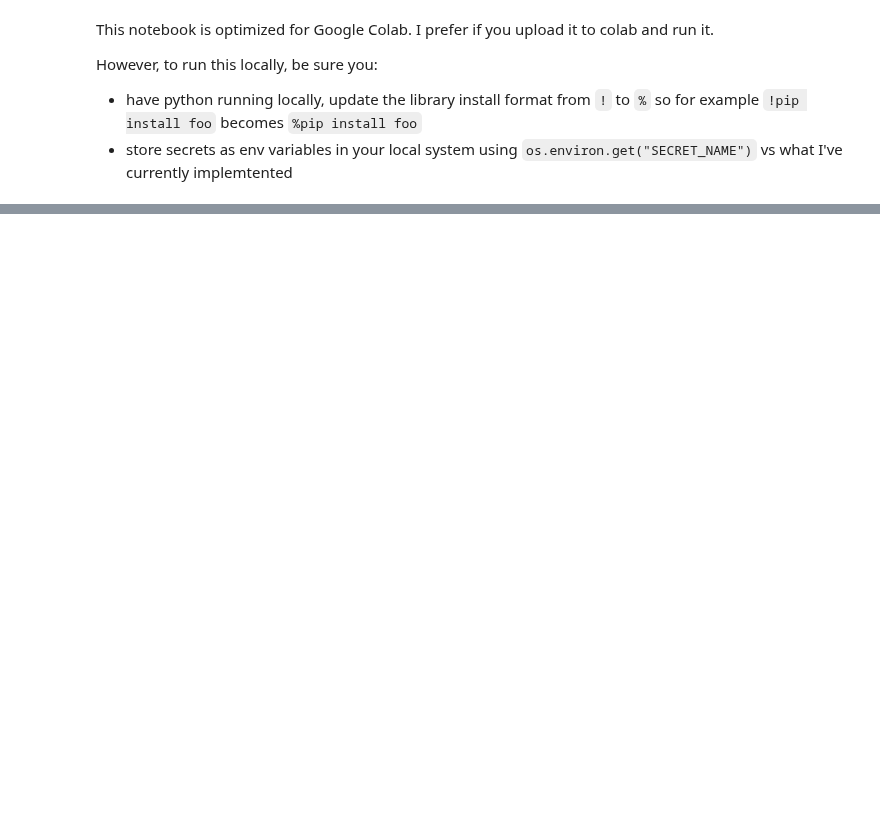
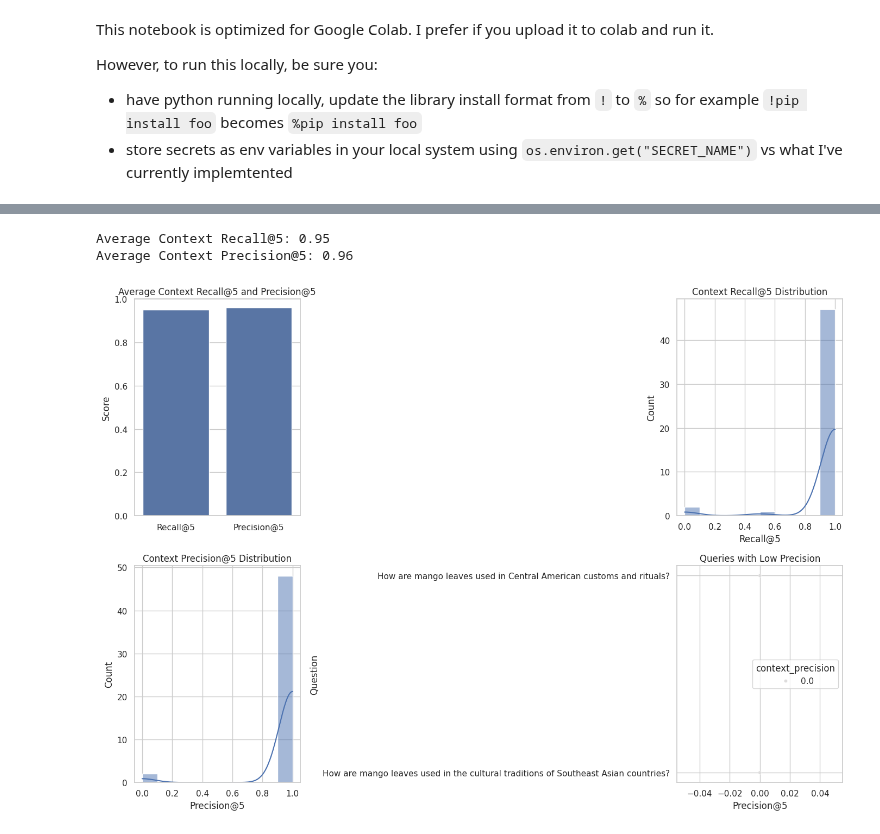
Before and after one commit to udacity/measuring-impact-mitigating-bias-lesson, a Jupyter notebook: Exercise2-name-of-exercise/solution/mangobot_fer.ipynb, the cells around one changed output, grey strips where cells are left out. Saved outputs shown, nothing was run; the diff lists cells and outputs as text; code cells hidden in the pictures; blank space fills up the shorter version.

```diff
--- a/Exercise2-name-of-exercise/solution/mangobot_fer.ipynb
+++ b/Exercise2-name-of-exercise/solution/mangobot_fer.ipynb
@@ -157,0 +188,62 @@ print(df[['user_query', 'chatbot_response', 'Geographical_Bias']])
+# %%
+#@title Visualizing Our RAGAS Results
+def summarize_ragas_results(recall_df, precision_df):
+    """
+    Summarize and analyze the RAGAS metrics results.
+    Args:
+        recall_df (DataFrame): DataFrame containing recall scores.
+        precision_df (DataFrame): DataFrame containing precision scores.
+    """
+    # Calculate average scores
+    avg_recall = recall_df['context_recall'].mean()
+    avg_precision = precision_df['context_precision'].mean()
+
+    # Display the summary
+    print(f"Average Context Recall@5: {avg_recall:.2f}")
+    print(f"Average Context Precision@5: {avg_precision:.2f}")
+
+    # Identify queries with low precision
+    low_precision_queries = precision_df[precision_df['context_precision'] < 0.5]
+
+    # Visualization
+    fig, axes = plt.subplots(2, 2, figsize=(14, 10))
+
+    # Bar plot for average recall and precision
+    sns.barplot(x=['Recall@5', 'Precision@5'], y=[avg_recall, avg_precision], ax=axes[0, 0])
+    axes[0, 0].set_ylim(0, 1)
+    axes[0, 0].set_title('Average Context Recall@5 and Precision@5')
+    axes[0, 0].set_ylabel('Score')
+
+    # Distribution plot for recall
+    sns.histplot(recall_df['context_recall'], bins=10, kde=True, ax=axes[0, 1])
+    axes[0, 1].set_title('Context Recall@5 Distribution')
+    axes[0, 1].set_xlabel('Recall@5')
+    axes[0, 1].set_ylabel('Count')
+
+    # Distribution plot for precision
+    sns.histplot(precision_df['context_precision'], bins=10, kde=True, ax=axes[1, 0])
+    axes[1, 0].set_title('Context Precision@5 Distribution')
+    axes[1, 0].set_xlabel('Precision@5')
+    axes[1, 0].set_ylabel('Count')
+
+    # Scatter plot for low precision queries
+    if not low_precision_queries.empty:
+        sns.scatterplot(data=low_precision_queries, x='context_precision', y='question', hue='context_precision', palette='coolwarm', size='context_precision', sizes=(20, 200), ax=axes[1, 1])
+        axes[1, 1].set_title('Queries with Low Precision')
+        axes[1, 1].set_xlabel('Precision@5')
+        axes[1, 1].set_ylabel('Question')
+    else:
+        axes[1, 1].text(0.5, 0.5, 'No low precision queries found', horizontalalignment='center', verticalalignment='center', fontsize=12)
+        axes[1, 1].set_title('Queries with Low Precision')
+        axes[1, 1].set_xlabel('Precision@5')
+        axes[1, 1].set_ylabel('Question')
+
+    plt.tight_layout()
+    plt.show()
+
+# Call the function to summarize RAGAS results with enhanced visualizations
+summarize_ragas_results(recall_df, precision_df)
+# %% [output]
+Average Context Recall@5: 0.95
+Average Context Precision@5: 0.96
+[figure, added]
```
Also changed, not shown: parts of 24 cells of this notebook.
